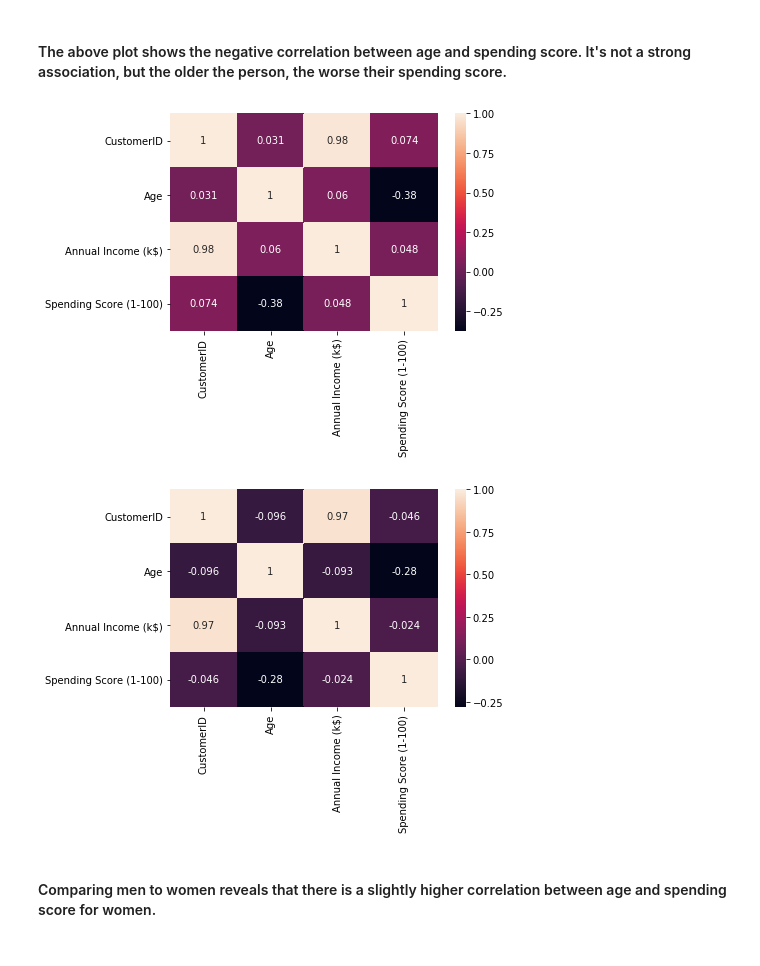
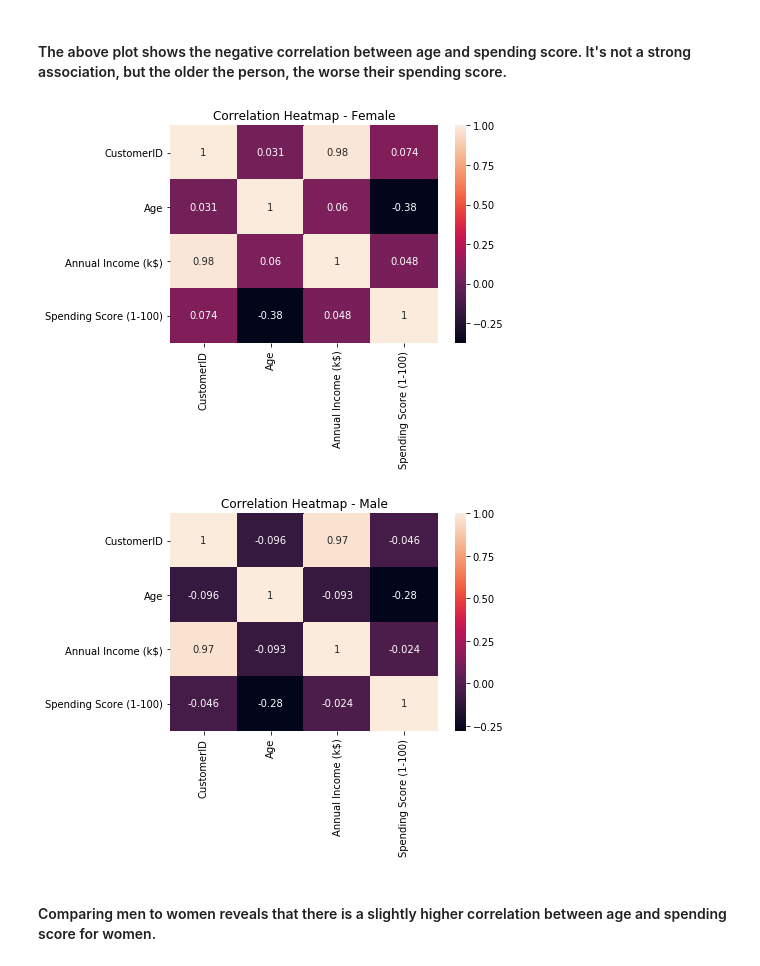
Before and after one commit to rileypredum/mall_customer_segmentation, a Jupyter notebook: customer_segmentation.ipynb, the cells around one changed output. Cells and saved outputs as stored; diff of their text form; code cells hidden in the pictures.

```diff
--- a/customer_segmentation.ipynb
+++ b/customer_segmentation.ipynb
@@ -125,12 +122,14 @@ plt.title('Age to Spending Score, Colored by Gender');
 #### The above plot shows the negative correlation between age and spending score. It's not a strong association, but the older the person, the worse their spending score.
 # %%
 sns.heatmap(female_customers.corr(), annot=True);
+plt.title('Correlation Heatmap - Female');
 # %% [output]
-[figure, old version]
+[figure, new version]
 # %%
 sns.heatmap(male_customers.corr(), annot=True);
+plt.title('Correlation Heatmap - Male');
 # %% [output]
-[figure, old version]
+[figure, new version]
 # %% [markdown]
 #### Comparing men to women reveals that there is a slightly higher correlation between age and spending score for women.
 # %%
```
Also changed, not shown: parts of 14 cells of this notebook.
